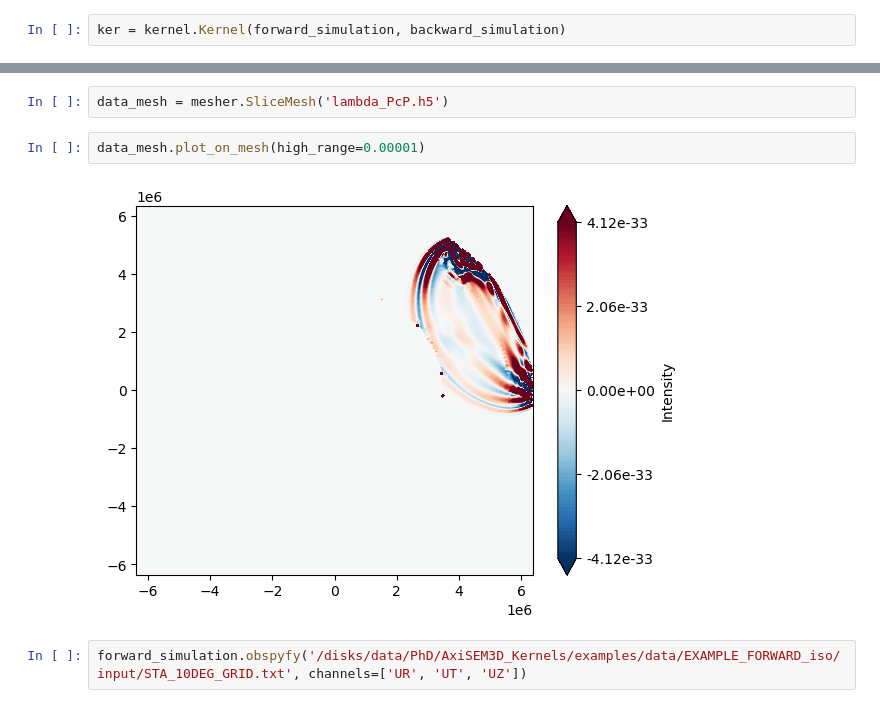
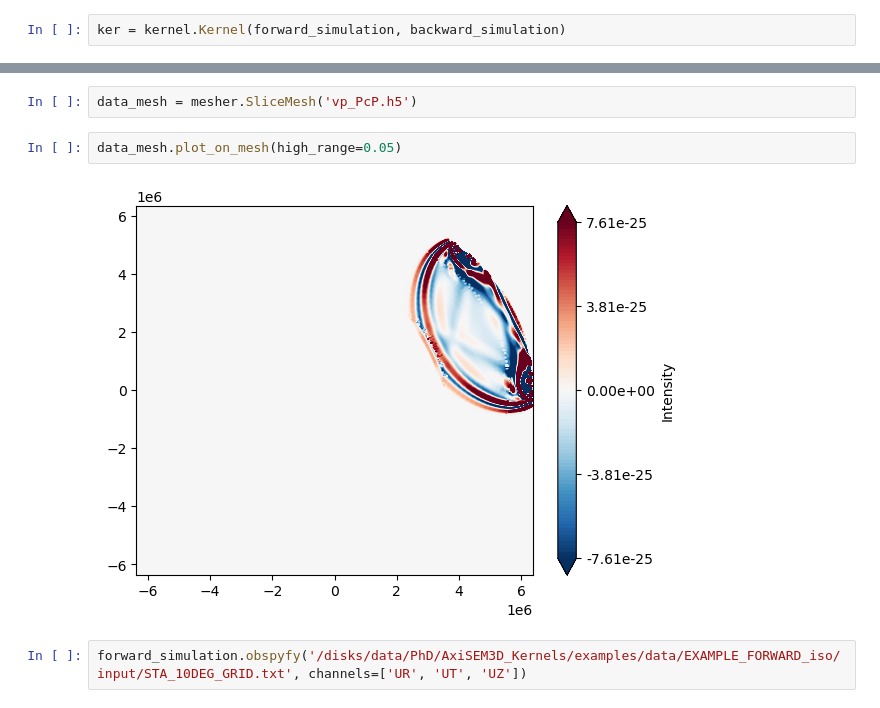
Before and after one commit to Adrian-Mag/AxiSEM3D_Kernels, a Jupyter notebook: examples/example_1D_kernel_v2.ipynb, the cells around one changed output, grey strips where cells are left out. Saved outputs shown, nothing was run; the diff lists cells and outputs as text.

```diff
--- a/examples/example_1D_kernel_v2.ipynb
+++ b/examples/example_1D_kernel_v2.ipynb
@@ -102,8 +82,8 @@ map directly to c-types [inferred_type->mixed-integer,key->values] [items->None]
 # %%
-data_mesh = mesher.SliceMesh('lambda_PcP.h5')
+data_mesh = mesher.SliceMesh('vp_PcP.h5')
 # %%
-data_mesh.plot_on_mesh(high_range=0.00001)
+data_mesh.plot_on_mesh(high_range=0.05)
 # %% [output]
-[figure, old version]
+[figure, new version]
 # %%
 forward_simulation.obspyfy('/disks/data/PhD/AxiSEM3D_Kernels/examples/data/EXAMPLE_FORWARD_iso/input/STA_10DEG_GRID.txt', channels=['UR', 'UT', 'UZ'])
```
Also changed, not shown: parts of 2 cells of this notebook, 15 other files.
